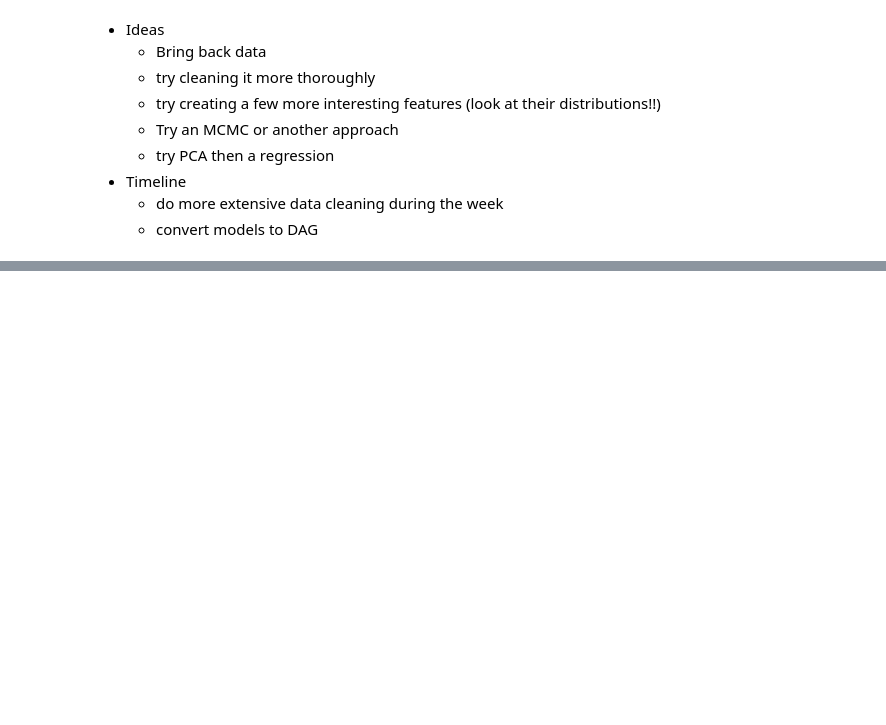
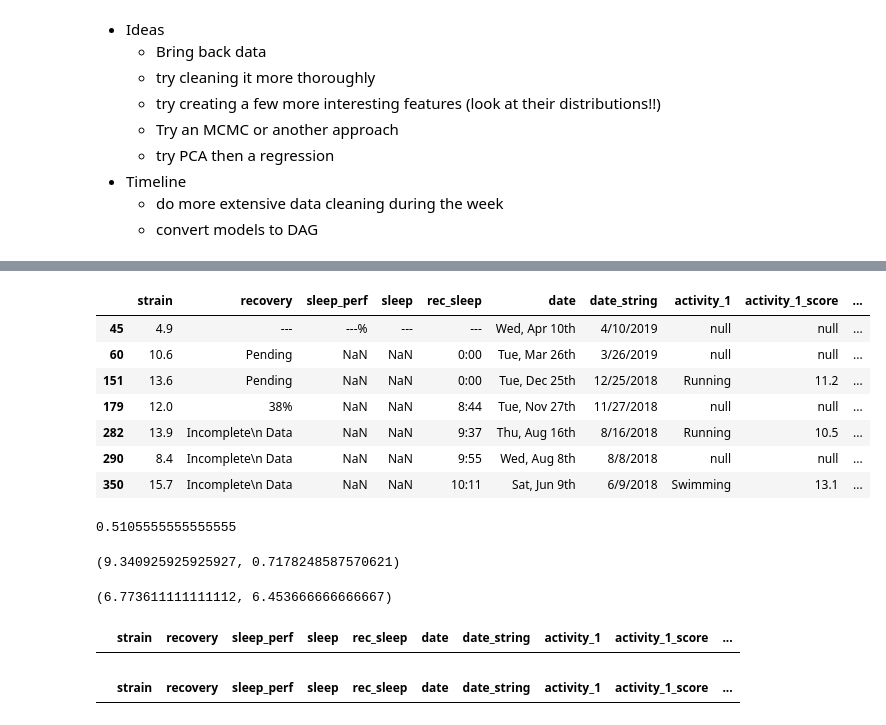
Before and after one commit to irickman/WHOOP-Strava-data, a Jupyter notebook: Data Exploration.ipynb, the cells around one changed output, grey strips where cells are left out. Drawn from its saved outputs; the diff is of its cells as text; code cells hidden in the pictures; blank space fills up the shorter version.

```diff
--- a/Data Exploration.ipynb
+++ b/Data Exploration.ipynb
@@ -154,0 +163,21 @@ len(single_acts)
+# %%
+## figuring out what to do with these
+whoop[(whoop.recovery=='---')|(whoop.sleep=='---')|(whoop.rec_sleep=='---')|whoop.recovery.isnull()|whoop.sleep.isnull()]
+# %% [output]
+|  | strain | recovery | sleep_perf | sleep | rec_sleep | date | date_string | activity_1 | activity_1_score | ... |
+| 45 | 4.9 | --- | ---% | --- | --- | Wed, Apr 10th | 4/10/2019 | null | null | ... |
+| 60 | 10.6 | Pending | NaN | NaN | 0:00 | Tue, Mar 26th | 3/26/2019 | null | null | ... |
+| 151 | 13.6 | Pending | NaN | NaN | 0:00 | Tue, Dec 25th | 12/25/2018 | Running | 11.2 | ... |
+| 179 | 12.0 | 38% | NaN | NaN | 8:44 | Tue, Nov 27th | 11/27/2018 | null | null | ... |
+| 282 | 13.9 | Incomplete\n Data | NaN | NaN | 9:37 | Thu, Aug 16th | 8/16/2018 | Running | 10.5 | ... |
+| 290 | 8.4 | Incomplete\n Data | NaN | NaN | 9:55 | Wed, Aug 8th | 8/8/2018 | null | null | ... |
+| 350 | 15.7 | Incomplete\n Data | NaN | NaN | 10:11 | Sat, Jun 9th | 6/9/2018 | Swimming | 13.1 | ... |
+# %%
+## for recovery, I think i want to take the average or the rolling previous 3 day average
+testing=whoop.copy(deep=True)
+testing['rec']=testing['recovery'].astype(str).apply(lambda x: np.nan if '%' not in x else float(x[:len(x)-1])/100)
+testing['rec'].mean() ## avg is .53
+testing['missing_rec_p3']=testing.sort_values('date_string')['rec'].shift(1).rolling(3).mean()
+testing[testing.rec.isnull()].missing_rec_p3.mean() ## average of rolling previous 3 is .5106 (seems fair)
+# %% [output]
+0.5105555555555555
@@ -154,0 +192,28 @@ len(single_acts)
+# %%
+## for sleep, I think i want to do the average recommended sleep gap (when present, otherwise I'll do avg sleep for a tuesday)
+testing.sleep=testing.sleep.astype(str).apply(time_to_dec)
+testing.rec_sleep=testing.rec_sleep.astype(str).apply(lambda x: time_to_dec(x) if x!=0 else x)
+testing['sleep_perf']=testing['sleep_perf'].astype(str).apply(lambda x: np.nan if '-' in x or "na" in x else float(x[:len(x)-1])/100)
+testing.rec_sleep.mean(),testing.sleep_perf.mean() ## so sleep needs to be .717 * rec sleep if present
+# %% [output]
+(9.340925925925927, 0.7178248587570621)
+# %%
+## avg sleep for a tuesday and wednesday
+testing[testing['date'].str.contains('Tue')].sleep.mean(),testing[testing['date'].str.contains('Wed')].sleep.mean()
+# %% [output]
+(6.773611111111112, 6.453666666666667)
+# %%
+whoop['rec']=whoop['recovery'].astype(str).apply(lambda x: np.nan if '%' not in x else float(x[:len(x)-1])/100)
+whoop['missing_rec_p3']=whoop.sort_values('date_string')['rec'].shift(1).rolling(3).mean()
+whoop['fixed_recovery']=whoop.apply(lambda x: x.rec if ~np.isnan(x.rec) else x.missing_rec_p3,axis=1)
+whoop[whoop.fixed_recovery.isnull()]
+# %% [output]
+|  | strain | recovery | sleep_perf | sleep | rec_sleep | date | date_string | activity_1 | activity_1_score | ... |
+# %%
+whoop['fixed_sleep']=whoop.sleep.astype(str).apply(time_to_dec)
+whoop['fixed_rec_sleep']=whoop.rec_sleep.astype(str).apply(lambda x: time_to_dec(x) if x!=0 else x)
+whoop['fixed_sleep_perf']=whoop['sleep_perf'].astype(str).apply(lambda x: np.nan if '-' in x or "na" in x else float(x[:len(x)-1])/100)
+whoop['fixed_sleep2']=whoop.apply(lambda x: x.fixed_sleep if ~np.isnan(x.fixed_sleep) else (6.77 if 'Tue' in x['date'] else (6.45 if 'Wed' in x['date'] else .717*x.fixed_rec_sleep)),axis=1)
+whoop[whoop['fixed_sleep2'].isnull()]
+# %% [output]
+|  | strain | recovery | sleep_perf | sleep | rec_sleep | date | date_string | activity_1 | activity_1_score | ... |
```
Also changed, not shown: parts of 19 cells of this notebook, 2 other files.
